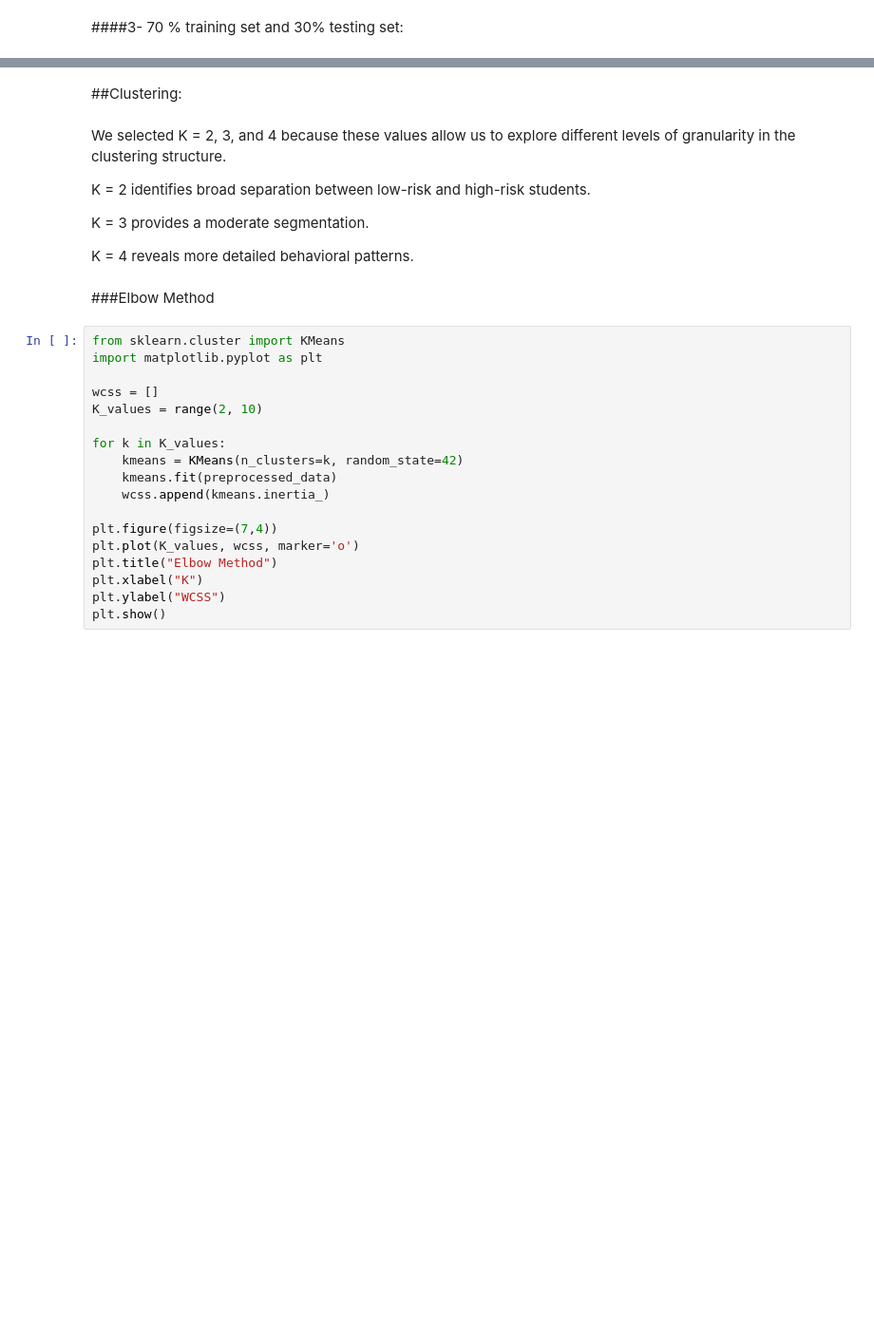
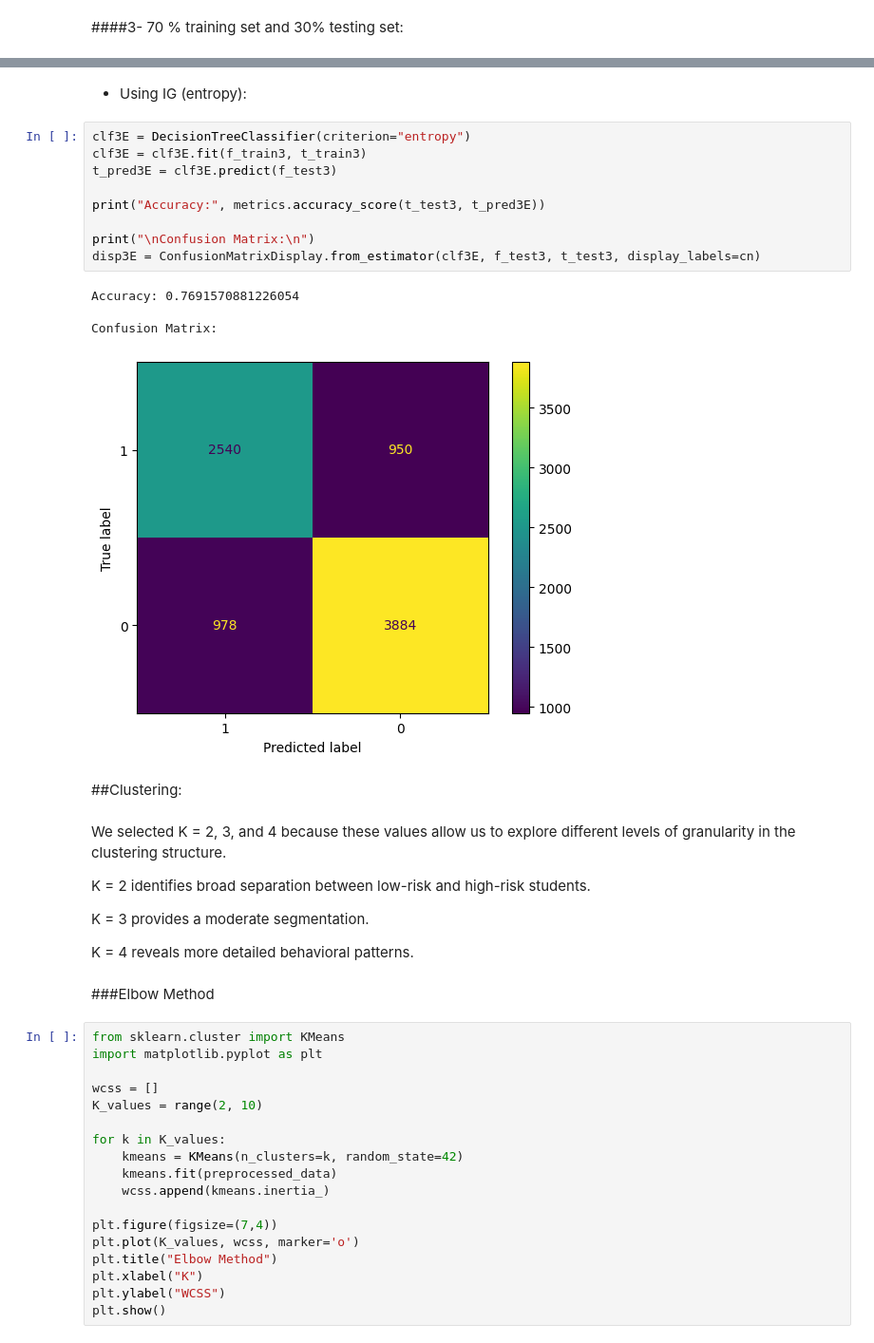
Before and after one commit to Deem-KSU/IT326-Group1-56546, a Jupyter notebook: Phase3.ipynb, the cells around one changed output, grey strips where cells are left out. Shown at 95% size. Saved outputs shown, nothing was run; the diff lists cells and outputs as text; blank space fills up the shorter version.

```diff
--- a/Phase3.ipynb
+++ b/Phase3.ipynb
@@ -124,3 +143,19 @@ Confusion Matrix:
+# %% [markdown]
+*   Using IG (entropy):
+# %%
+clf3E = DecisionTreeClassifier(criterion="entropy")
+clf3E = clf3E.fit(f_train3, t_train3)
+t_pred3E = clf3E.predict(f_test3)
+
+print("Accuracy:", metrics.accuracy_score(t_test3, t_pred3E))
+
+print("\nConfusion Matrix:\n")
+disp3E = ConfusionMatrixDisplay.from_estimator(clf3E, f_test3, t_test3, display_labels=cn)
+# %% [output]
+Accuracy: 0.7691570881226054
+
+Confusion Matrix:
+[figure, added]
 # %% [markdown]
 ##Clustering:
 # %% [markdown]
```
Also changed, not shown: parts of 7 cells of this notebook.
